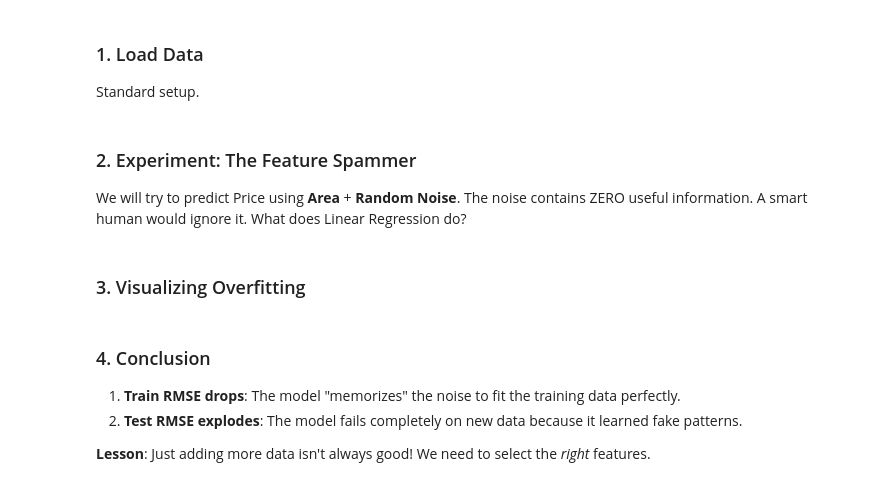
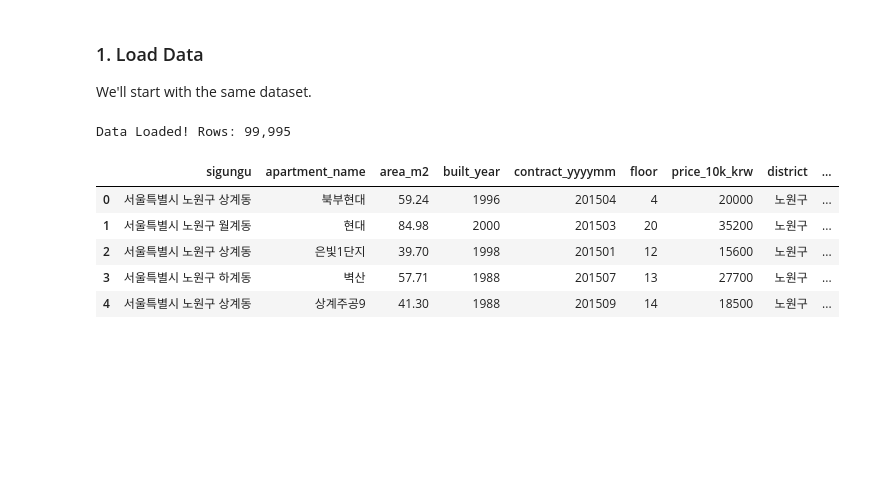
Before and after one commit to bookseal/seoul-apt-price-prediction, a Jupyter notebook: notebooks/Level_5_High_Dimensional.ipynb, the cells around one changed output. Saved outputs shown, nothing was run; the diff lists cells and outputs as text; code cells hidden in the pictures; blank space fills up the shorter version.

Commit message:
feat(level5): polish UX and enforce RMSE reproducibility

```diff
--- a/notebooks/Level_5_High_Dimensional.ipynb
+++ b/notebooks/Level_5_High_Dimensional.ipynb
@@ -19,19 +13,27 @@ Adding more dimensions (features) spreads your data out thinly, making it harder
 # %% [markdown]
 ### 1. Load Data
-Standard setup.
+We'll start with the same dataset.
 # %%
 import pandas as pd
 import numpy as np
 import matplotlib.pyplot as plt
+import seaborn as sns
 from sklearn.linear_model import LinearRegression
 from sklearn.model_selection import train_test_split
+from sklearn.preprocessing import StandardScaler
 from sklearn.metrics import mean_squared_error
 
+# Load data
 url = "https://github.com/bookseal/seoul-apt-price-prediction/raw/main/data/sample.parquet"
 df = pd.read_parquet(url)
-print(f"Data loaded: {len(df):,} rows")
+
+print(f"Data Loaded! Rows: {len(df):,}")
+df.head()
+# %% [output]
+Data Loaded! Rows: 99,995
+|  | sigungu | apartment_name | area_m2 | built_year | contract_yyyymm | floor | price_10k_krw | district | ... |
+| 0 | 서울특별시 노원구 상계동 | 북부현대 | 59.24 | 1996 | 201504 | 4 | 20000 | 노원구 | ... |
+| 1 | 서울특별시 노원구 월계동 | 현대 | 84.98 | 2000 | 201503 | 20 | 35200 | 노원구 | ... |
+| 2 | 서울특별시 노원구 상계동 | 은빛1단지 | 39.70 | 1998 | 201501 | 12 | 15600 | 노원구 | ... |
+| 3 | 서울특별시 노원구 하계동 | 벽산 | 57.71 | 1988 | 201507 | 13 | 27700 | 노원구 | ... |
+| 4 | 서울특별시 노원구 상계동 | 상계주공9 | 41.30 | 1988 | 201509 | 14 | 18500 | 노원구 | ... |
-# %% [markdown]
-### 2. Experiment: The Feature Spammer
-We will try to predict Price using **Area** + **Random Noise**.
-The noise contains ZERO useful information. A smart human would ignore it.
-What does Linear Regression do?
@@ -75,2 +39,0 @@ res_df
-# %% [markdown]
-### 3. Visualizing Overfitting
@@ -88,6 +39,0 @@ plt.show()
-# %% [markdown]
-### 4. Conclusion
-1. **Train RMSE drops**: The model "memorizes" the noise to fit the training data perfectly.
-2. **Test RMSE explodes**: The model fails completely on new data because it learned fake patterns.
-
-**Lesson**: Just adding more data isn't always good! We need to select the *right* features.
```
Also changed, not shown: parts of 18 cells of this notebook, 4 other files.
